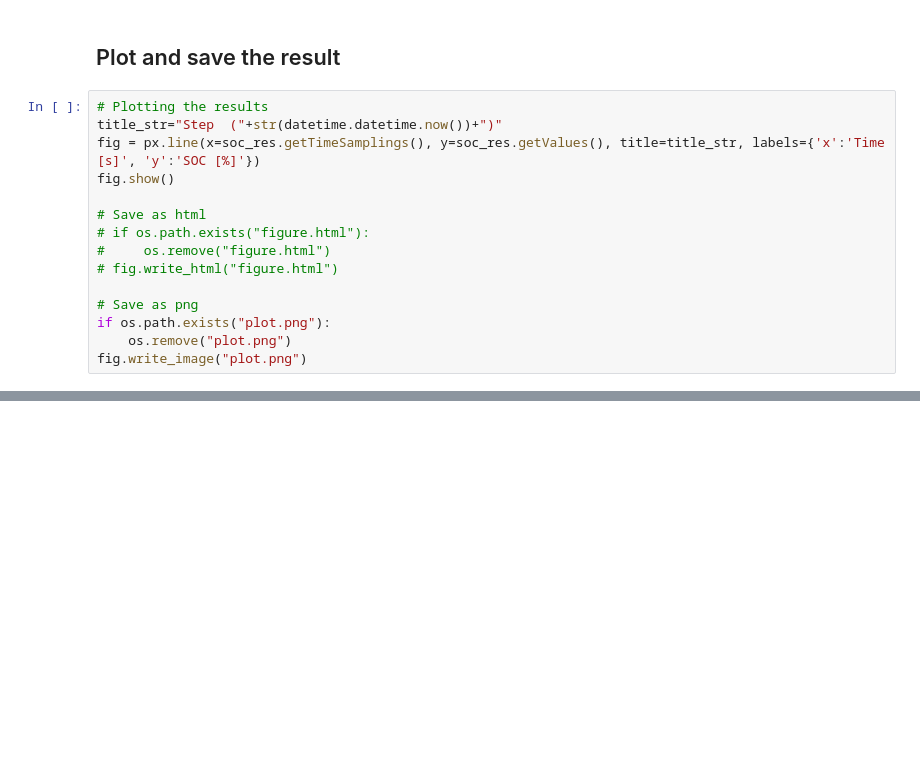
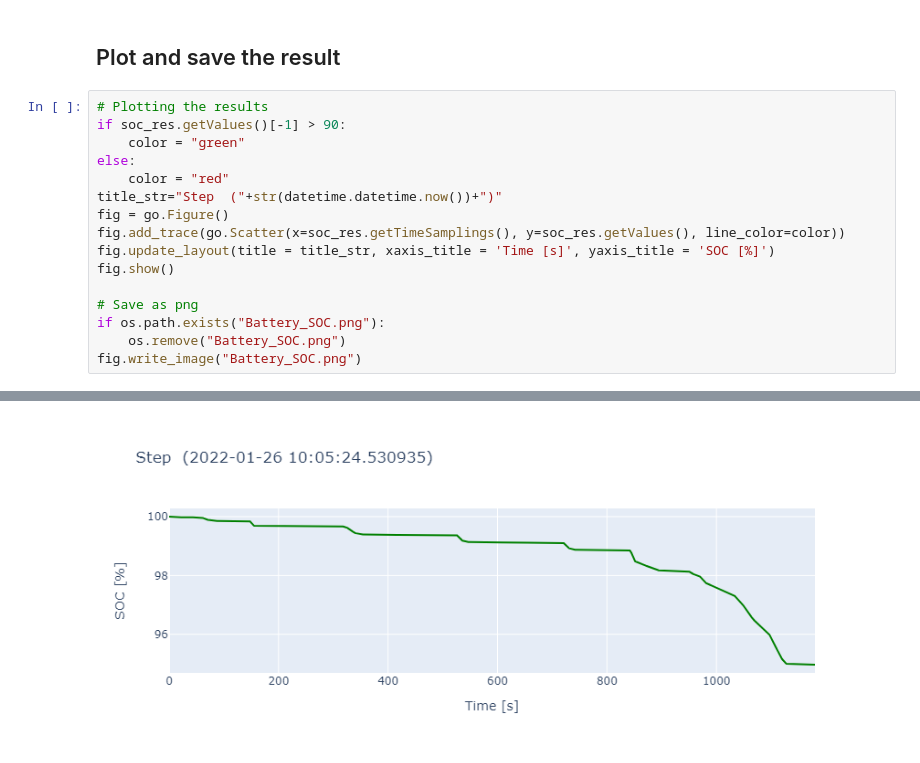
Before and after one commit to StevenGillijns/EV_example, a Jupyter notebook: model_pipeline.ipynb, the cells around one changed output, grey strips where cells are left out. Drawn from its saved outputs; the diff is of its cells as text; blank space fills up the shorter version.

```diff
--- a/model_pipeline.ipynb
+++ b/model_pipeline.ipynb
@@ -40,18 +41,19 @@ soc_res = study.getVariableValues(soc_var)
 ## Plot and save the result
 # %%
 # Plotting the results
+if soc_res.getValues()[-1] > 90:
+    color = "green"
+else:
+    color = "red"
 title_str="Step  ("+str(datetime.datetime.now())+")"
-fig = px.line(x=soc_res.getTimeSamplings(), y=soc_res.getValues(), title=title_str, labels={'x':'Time [s]', 'y':'SOC [%]'})
+fig = go.Figure()
+fig.add_trace(go.Scatter(x=soc_res.getTimeSamplings(), y=soc_res.getValues(), line_color=color))
+fig.update_layout(title = title_str, xaxis_title = 'Time [s]', yaxis_title = 'SOC [%]')
 fig.show()
 
-# Save as html
-# if os.path.exists("figure.html"):
-#     os.remove("figure.html")
-# fig.write_html("figure.html")
-
 # Save as png
-if os.path.exists("plot.png"):
-    os.remove("plot.png")
-fig.write_image("plot.png")
+if os.path.exists("Battery_SOC.png"):
+    os.remove("Battery_SOC.png")
+fig.write_image("Battery_SOC.png")
 # %% [output]
 [interactive output not drawn]
@@ -58,0 +60 @@ fig.write_image("plot.png")
+[figure, added]
```
Also changed, not shown: parts of 2 cells of this notebook, 2 other files.
